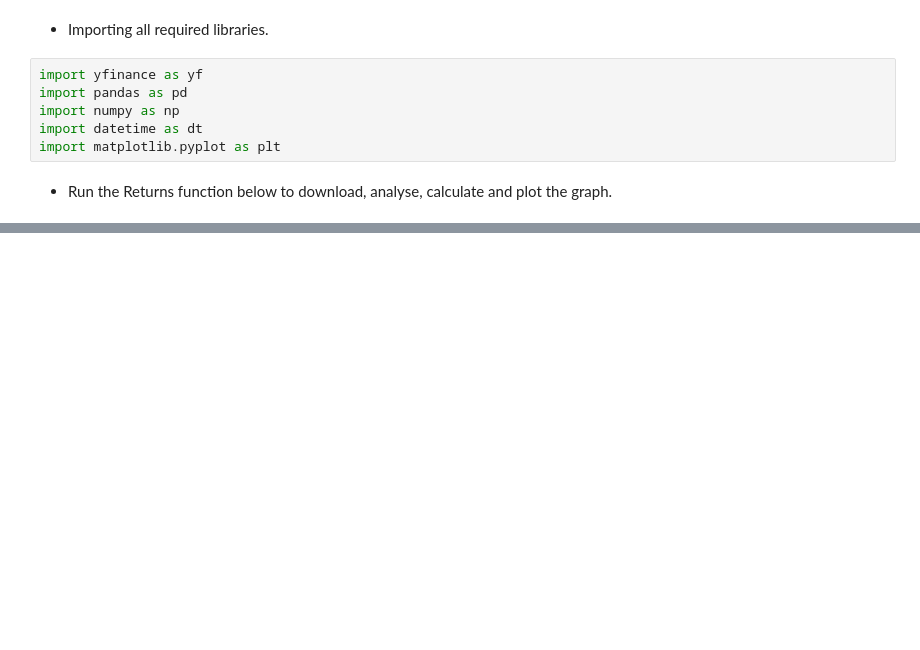
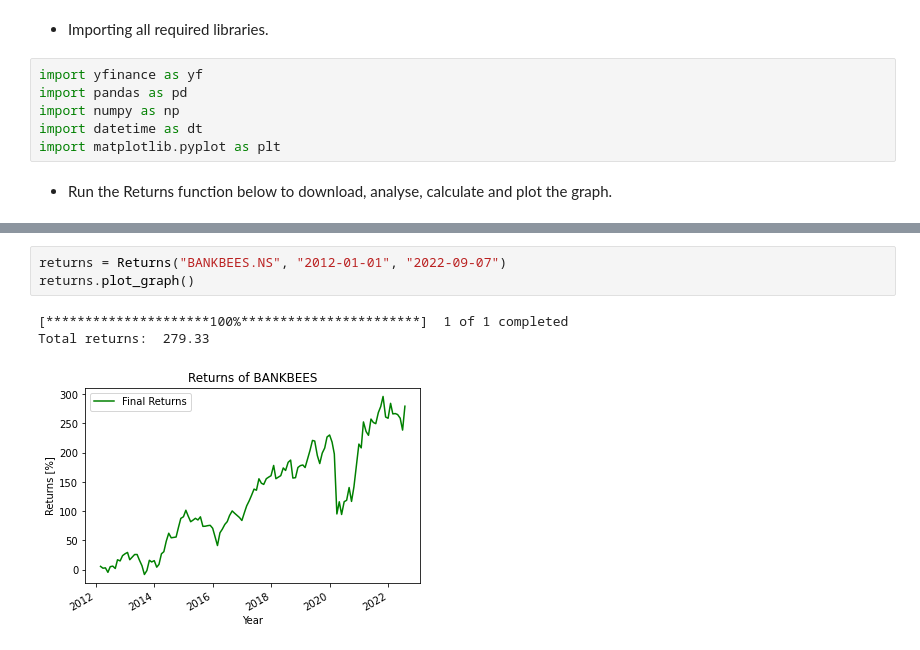
Before and after one commit to rushikeshdikey/ETF_returns, a Jupyter notebook: ETF_returns_project_final.ipynb, the cells around one changed output, grey strips where cells are left out. Cells and saved outputs as stored; diff of their text form; blank space fills up the shorter version.

```diff
--- a/ETF_returns_project_final.ipynb
+++ b/ETF_returns_project_final.ipynb
@@ -80,0 +84,7 @@ returns.plot_graph()
+# %%
+returns = Returns("BANKBEES.NS", "2012-01-01", "2022-09-07")
+returns.plot_graph()
+# %% [output]
+[*********************100%***********************]  1 of 1 completed
+Total returns:  279.33
+[figure, added]
```
Also changed, not shown: parts of 4 cells of this notebook.
